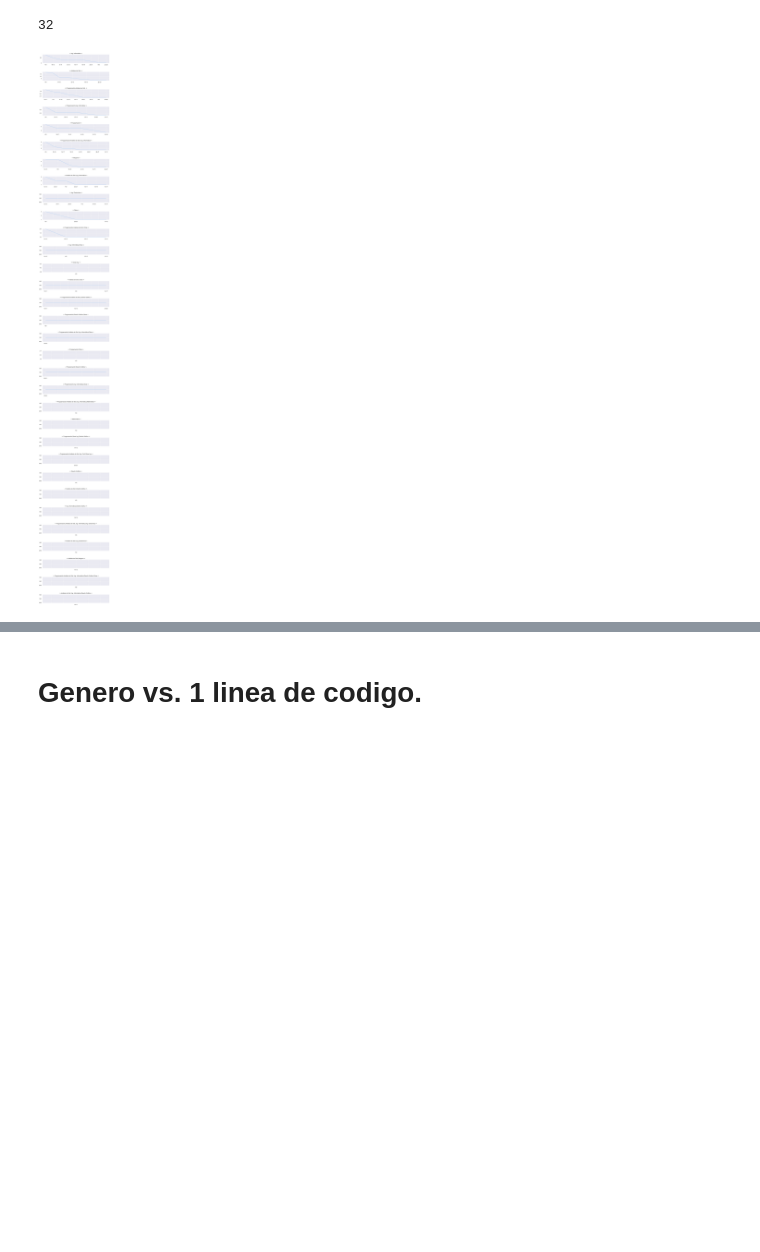
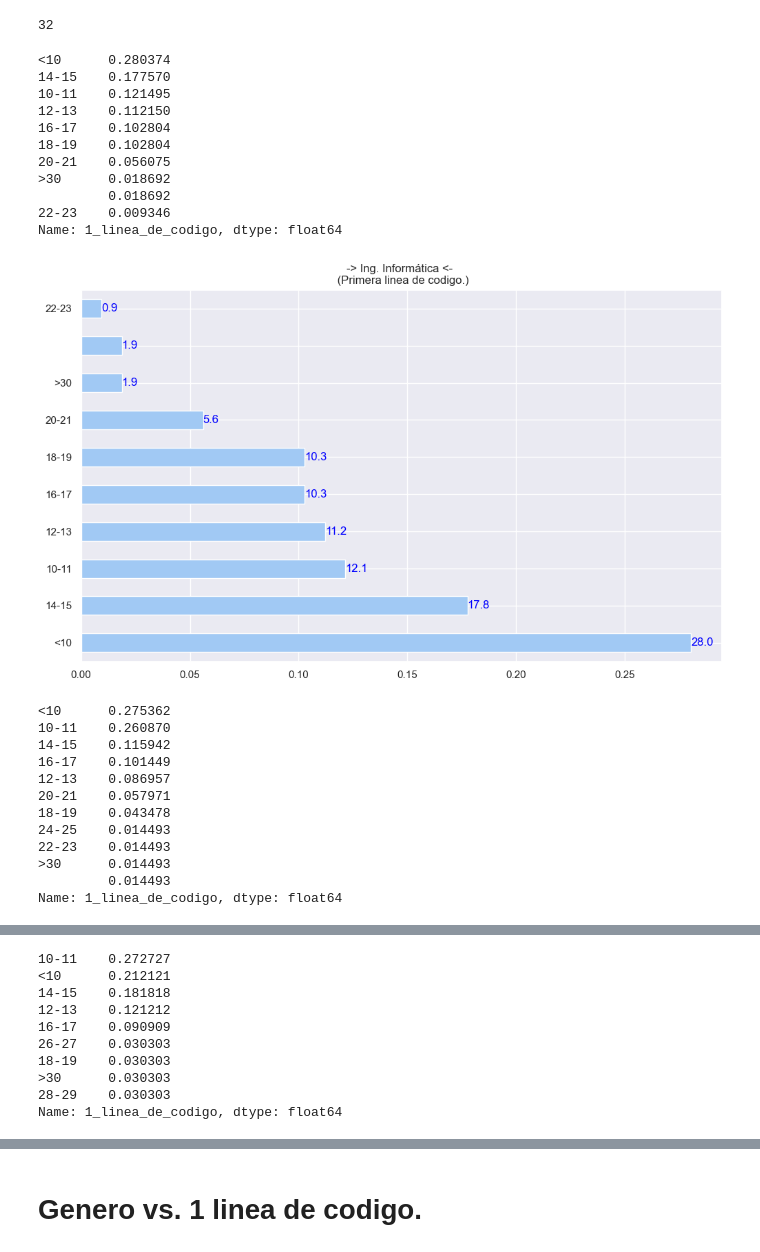
Before and after one commit to TorrezMN/Data_Science, a Jupyter notebook: Enc_Devs_Py/Notebooks/Experience.ipynb, the cells around one changed output, grey strips where cells are left out. Saved outputs shown, nothing was run; the diff lists cells and outputs as text; code cells hidden in the pictures; blank space fills up the shorter version.

```diff
--- a/Enc_Devs_Py/Notebooks/Experience.ipynb
+++ b/Enc_Devs_Py/Notebooks/Experience.ipynb
@@ -628,11 +654,11 @@ plt.subplots_adjust(left=0.1, bottom=0.1, right=0.9, top=0.9, wspace=0.4, hspace
 ### EXPERIENCIA EN TI VS LENGUAJE FAVORITO
   - Se explora la relacion entre los años de experiencia en TI vs el lenguaje favorito.
 # %%
-plt.figure(figsize=(10, 90), dpi=80)
+#plt.figure(figsize=(10, 90), dpi=80)
 
 
 for k, v in enumerate(exp_cats):
-    plt.subplot(18, 1, k + 1)
+    #plt.subplot(18, 1, k + 1)
     leng = (
         exp.get_group(v)["leng_fav"]
         .value_counts()
@@ -646,7 +672,9 @@ for k, v in enumerate(exp_cats):
 
     for l, m in enumerate(exp.get_group(v)["leng_fav"].value_counts().values):
         leng.annotate(m, (m, l), va="center", color="blue")
+    plt.show()
+    print('\n'*3)
 
 
-plt.subplots_adjust(left=0.1, bottom=0.1, right=0.9, top=0.9, wspace=0.4, hspace=0.4)
+#plt.subplots_adjust(left=0.1, bottom=0.1, right=0.9, top=0.9, wspace=0.4, hspace=0.4)
 # %% [output]
@@ -665,11 +702,11 @@ exp.get_group("35-39")["leng_mas_odiado"]
 271    NaN
 Name: leng_mas_odiado, dtype: object
 # %%
-plt.figure(figsize=(10, 90), dpi=80)
+#plt.figure(figsize=(10, 90), dpi=80)
 
 
 for k, v in enumerate(exp_cats):
-    plt.subplot(18, 1, k + 1)
+ #   plt.subplot(18, 1, k + 1)
     if len(exp.get_group(v)["leng_mas_odiado"].value_counts()) > 0:
         hated_lang = (
             exp.get_group(v)["leng_mas_odiado"]
@@ -687,6 +724,7 @@ for k, v in enumerate(exp_cats):
         ):
             hated_lang.annotate(m, (m, l), va="center", color="blue")
 
-
-plt.subplots_adjust(left=0.1, bottom=0.1, right=0.9, top=0.9, wspace=0.4, hspace=0.4)
+        plt.show()
+        print('\n'*3)
+#plt.subplots_adjust(left=0.1, bottom=0.1, right=0.9, top=0.9, wspace=0.4, hspace=0.4#)
 # %% [output]
@@ -695,11 +741,11 @@ plt.subplots_adjust(left=0.1, bottom=0.1, right=0.9, top=0.9, wspace=0.4, hspace
 ### EXPERIENCIA EN TI VS ORIGEN DEL TRABAJO
   - Se explora la experiencia en TI vs el origen del trabajo que realiza el encuestado.
 # %%
-plt.figure(figsize=(10, 90), dpi=80)
+#plt.figure(figsize=(10, 90), dpi=80)
 
 
 for k, v in enumerate(exp_cats):
-    plt.subplot(18, 1, k + 1)
+ #   plt.subplot(18, 1, k + 1)
     if len(exp.get_group(v)["trabajo"].value_counts()) != 0:
         trab_exp = (
             exp.get_group(v)["trabajo"]
@@ -714,6 +760,7 @@ for k, v in enumerate(exp_cats):
         for l, m in enumerate(exp.get_group(v)["trabajo"].value_counts().values):
             trab_exp.annotate(m, (m, l), va="center", color="blue")
 
-
-plt.subplots_adjust(left=0.1, bottom=0.1, right=0.9, top=0.9, wspace=0.4, hspace=0.4)
+        plt.show()
+        print('\n'*3)
+#plt.subplots_adjust(left=0.1, bottom=0.1, right=0.9, top=0.9, wspace=0.4, hspace=0.4)
 # %% [output]
@@ -782,16 +838,48 @@ len(carreras)
 # %% [output]
 32
 # %%
-plt.figure(figsize=(10, 90), dpi=80)
+#plt.figure(figsize=(10, 90), dpi=80)
 
 
 for k, v in enumerate(carreras):
-    plt.subplot(35, 1, k + 1)
-    carers.get_group(v)["1_linea_de_codigo"].value_counts().plot(
-        title=f"-> {v} <-",
+ #   plt.subplot(35, 1, k + 1)
+    a_df = carers.get_group(v)["1_linea_de_codigo"].value_counts(normalize=True)
+    print(a_df)
+    print('\n'*3)
+    a_plot = a_df.plot(
+        title=f"-> {v} <- \n (Primera linea de codigo.)",
+        kind='barh'
     )
 
+    for l, m in enumerate(a_df.values):
+        a_plot.annotate('{0:.1f}'.format(m*100), (m, l), va="center", color="blue")
+    plt.show()
+    print('\n'*3)
 
-plt.subplots_adjust(left=0.1, bottom=0.1, right=0.9, top=0.9, wspace=0.4, hspace=1)
+
+#plt.subplots_adjust(left=0.1, bottom=0.1, right=0.9, top=0.9, wspace=0.4, hspace=1)
 # %% [output]
+<10      0.280374
+14-15    0.177570
+10-11    0.121495
+12-13    0.112150
+16-17    0.102804
+18-19    0.102804
+20-21    0.056075
+>30      0.018692
+         0.018692
+22-23    0.009346
+Name: 1_linea_de_codigo, dtype: float64
-[figure, old version]
+[figure, new version]
+<10      0.275362
+10-11    0.260870
+14-15    0.115942
+16-17    0.101449
+12-13    0.086957
+20-21    0.057971
+18-19    0.043478
+24-25    0.014493
+22-23    0.014493
+>30      0.014493
+         0.014493
+Name: 1_linea_de_codigo, dtype: float64
@@ -797,0 +887,10 @@ plt.subplots_adjust(left=0.1, bottom=0.1, right=0.9, top=0.9, wspace=0.4, hspace
+10-11    0.272727
+<10      0.212121
+14-15    0.181818
+12-13    0.121212
+16-17    0.090909
+26-27    0.030303
+18-19    0.030303
+>30      0.030303
+28-29    0.030303
+Name: 1_linea_de_codigo, dtype: float64
```
Also changed, not shown: parts of 7 cells of this notebook, 1 other file.
